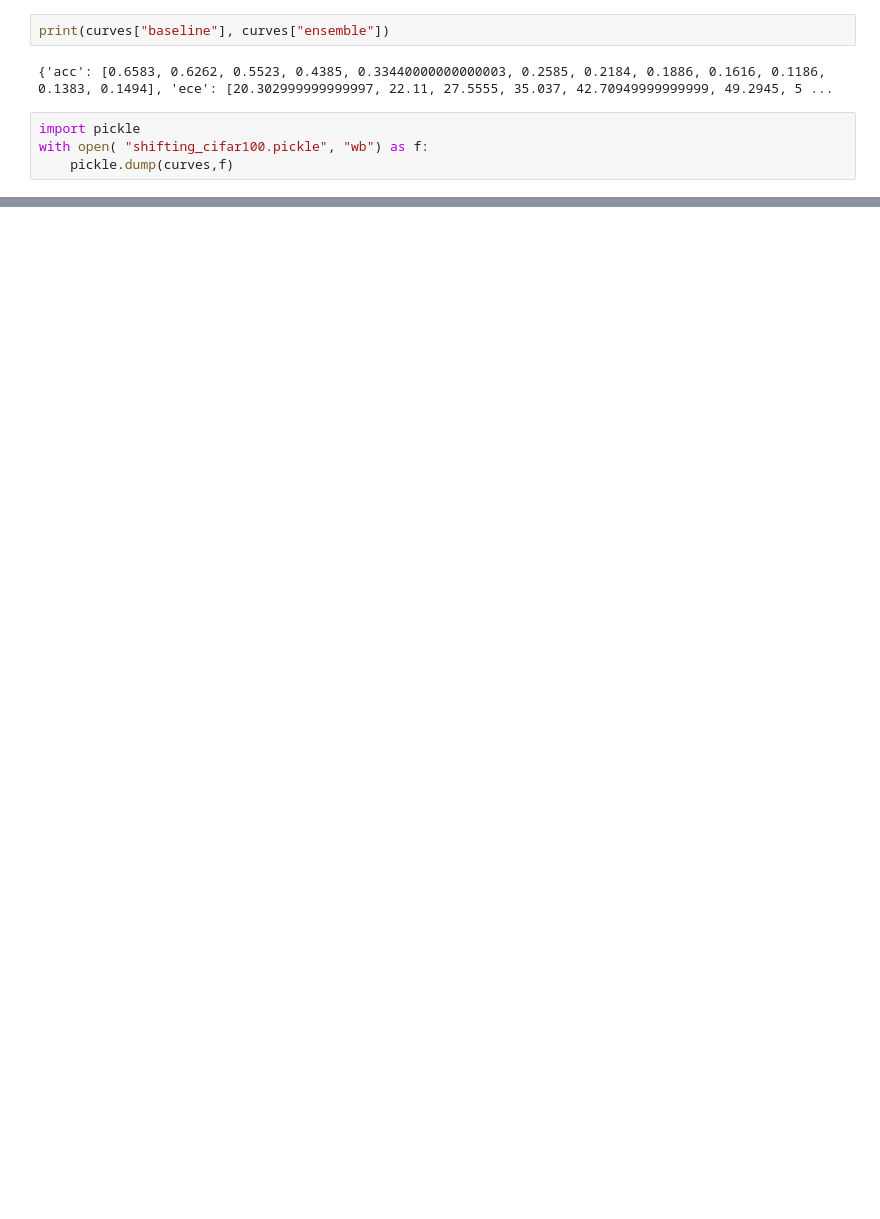
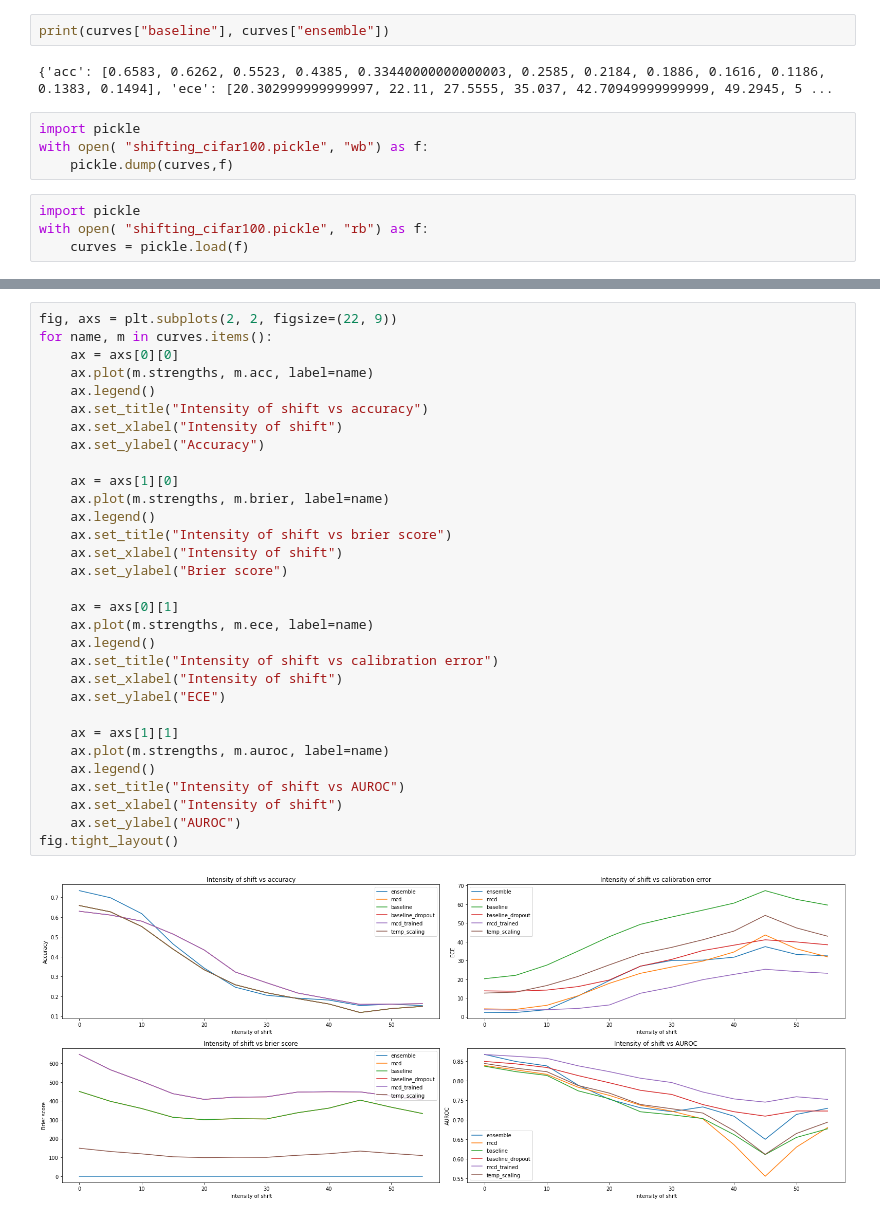
Before and after one commit to vlasakjiri/uncertainty-estimations, a Jupyter notebook: classification-cifar.ipynb, the cells around one changed output, grey strips where cells are left out. Drawn from its saved outputs; the diff is of its cells as text; blank space fills up the shorter version.

Commit message:
Added graphs for shifts

```diff
--- a/classification-cifar.ipynb
+++ b/classification-cifar.ipynb
@@ -386,3 +364,7 @@ print(curves["baseline"], curves["ensemble"])
 import pickle
 with open( "shifting_cifar100.pickle", "wb") as f:
     pickle.dump(curves,f)
+# %%
+import pickle
+with open( "shifting_cifar100.pickle", "rb") as f:
+    curves = pickle.load(f)
@@ -388,0 +400,33 @@ with open( "shifting_cifar100.pickle", "wb") as f:
+# %%
+fig, axs = plt.subplots(2, 2, figsize=(22, 9))
+for name, m in curves.items():
+    ax = axs[0][0]
+    ax.plot(m.strengths, m.acc, label=name)
+    ax.legend()
+    ax.set_title("Intensity of shift vs accuracy")
+    ax.set_xlabel("Intensity of shift")
+    ax.set_ylabel("Accuracy")
+
+    ax = axs[1][0]
+    ax.plot(m.strengths, m.brier, label=name)
+    ax.legend()
+    ax.set_title("Intensity of shift vs brier score")
+    ax.set_xlabel("Intensity of shift")
+    ax.set_ylabel("Brier score")
+
+    ax = axs[0][1]
+    ax.plot(m.strengths, m.ece, label=name)
+    ax.legend()
+    ax.set_title("Intensity of shift vs calibration error")
+    ax.set_xlabel("Intensity of shift")
+    ax.set_ylabel("ECE")
+
+    ax = axs[1][1]
+    ax.plot(m.strengths, m.auroc, label=name)
+    ax.legend()
+    ax.set_title("Intensity of shift vs AUROC")
+    ax.set_xlabel("Intensity of shift")
+    ax.set_ylabel("AUROC")
+fig.tight_layout()
+# %% [output]
+[figure, added]
```
Also changed, not shown: parts of 4 cells of this notebook.
